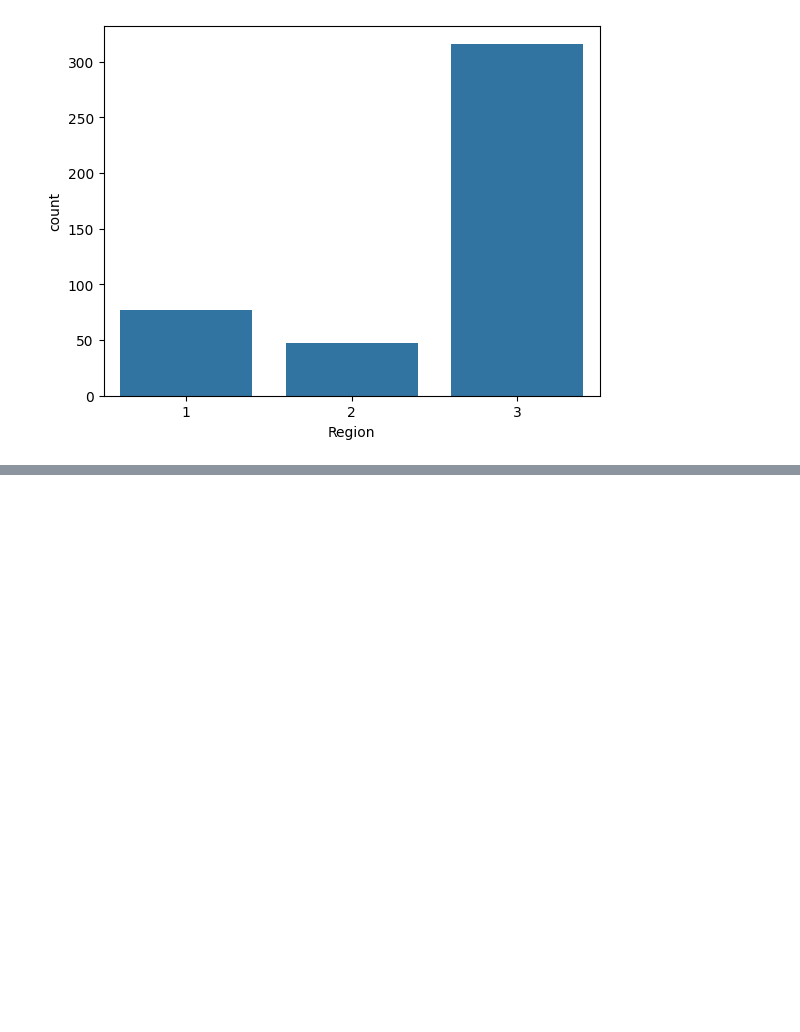
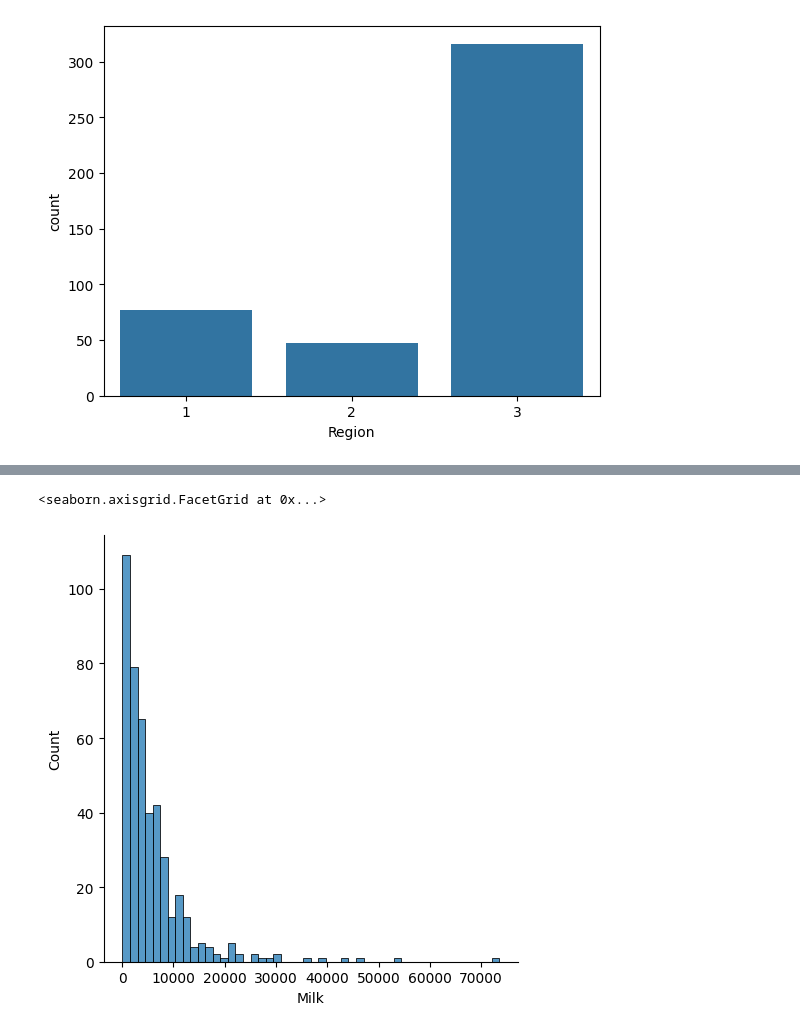
Before and after one commit to ChetanGoud77/AD-PYTHON, a Jupyter notebook: DAY_21.ipynb, the cells around one changed output, grey strips where cells are left out. Saved outputs shown, nothing was run; the diff lists cells and outputs as text; code cells hidden in the pictures; blank space fills up the shorter version.

```diff
--- a/DAY_21.ipynb
+++ b/DAY_21.ipynb
@@ -115,0 +121,5 @@ sns.countplot(x='Region', data=df)
+# %%
+sns.displot(df['Milk'])
+# %% [output]
+<seaborn.axisgrid.FacetGrid at 0x...>
+[figure, added]
```
Also changed, not shown: parts of 4 cells of this notebook.
